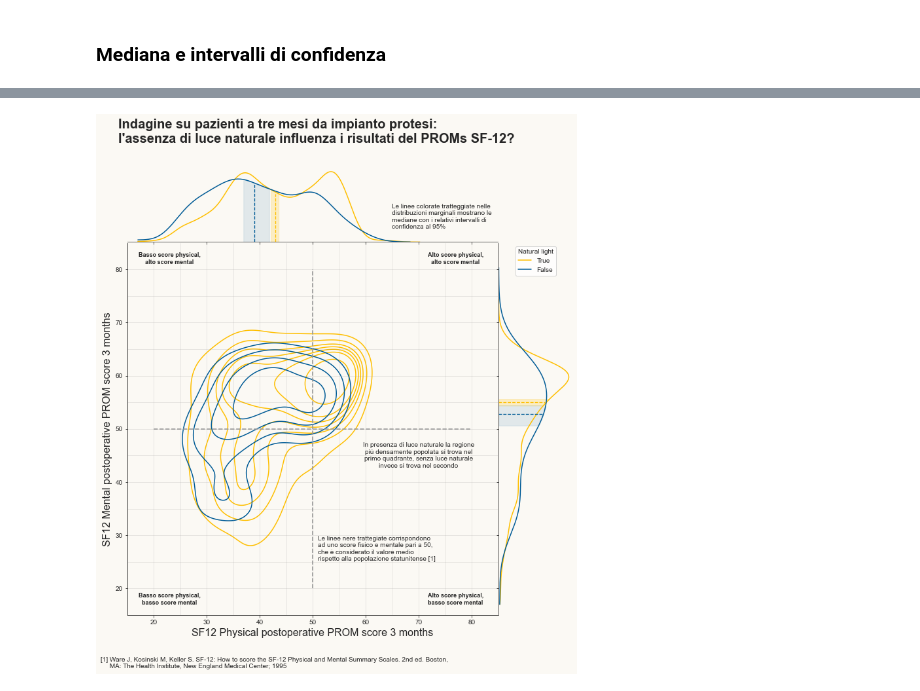
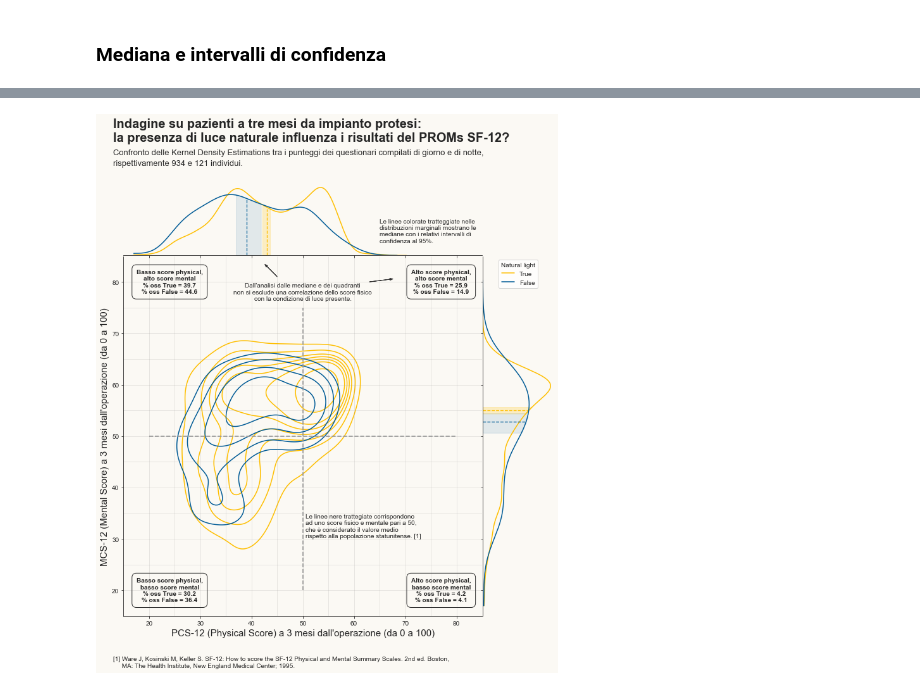
Before and after one commit to giocoal/surgery-PROMs-score-and-weather-conditions-data-visualizations, a Jupyter notebook: DataViz_Compitino_SecondaVisualizzazione.ipynb, the cells around one changed output, grey strips where cells are left out. Drawn from its saved outputs; the diff is of its cells as text; code cells hidden in the pictures.

```diff
--- a/DataViz_Compitino_SecondaVisualizzazione.ipynb
+++ b/DataViz_Compitino_SecondaVisualizzazione.ipynb
@@ -246,15 +139,3 @@ x_on, y_on = df1_on.physical_score_postop, df1_on.mental_score_postop
-# %%
-x_p_on, y_p_on = sns.kdeplot(x=x_on, bw_adjust = 0.75).get_lines()[0].get_data()
-plt.close()
-# %%
-x_p_off, y_p_off = sns.kdeplot(x=x_off, bw_adjust = 0.8).get_lines()[0].get_data()
-plt.close()
-# %%
-x_m_on, y_m_on = sns.kdeplot(y=y_on, bw_adjust = 0.75).get_lines()[0].get_data()
-plt.close()
-# %%
-x_m_off, y_m_off = sns.kdeplot(y=y_off, bw_adjust = 1.1).get_lines()[0].get_data()
-plt.close()
 # %%
 sns.set_style('ticks')
 
@@ -274,7 +155,7 @@ for h in linee:
 
 
 # Croce score 50 e 50
-g.ax_joint.axvline(x=50, ymin=1/14, ymax=13/14, color = '#999999', alpha = 1, ls='--', lw = 1.7)
+g.ax_joint.axvline(x=50, ymin=1/14, ymax=12/14, color = '#999999', alpha = 1, ls='--', lw = 1.7)
 g.ax_joint.axhline(y=50, xmin=1/14, xmax=13/14, color = '#999999', alpha = 1, ls='--', lw = 1.7)
 
 
@@ -284,8 +165,8 @@ color_on = '#ffbf00'
 
 
 # Kdeplot bivariati
-sns.kdeplot(x=x_on,\
-            y=y_on,\
+sns.kdeplot(x=p_on,\
+            y=m_on,\
             ax=g.ax_joint,\
             thresh = 0.16,\
             levels = 8,\
@@ -294,8 +175,8 @@ sns.kdeplot(x=x_on,\
             )
 
 
-sns.kdeplot(x=x_off,\
-            y=y_off,\
+sns.kdeplot(x=p_off,\
+            y=m_off,\
             ax=g.ax_joint,\
             thresh = 0.4,\
             levels = 5,\
@@ -305,14 +186,14 @@ sns.kdeplot(x=x_off,\
 
 
 # Distribuzioni marginali physical
-sns.kdeplot(x=x_on,\
+sns.kdeplot(x=p_on,\
             ax = g.ax_marg_x,\
             color=color_on,\
             bw_adjust = 0.75,\
             clip=[17,85],\
            )
 
-sns.kdeplot(x=x_off,\
+sns.kdeplot(x=p_off,\
             ax = g.ax_marg_x,\
             color=color_off,\
             bw_adjust = 0.8,\
@@ -321,14 +202,14 @@ sns.kdeplot(x=x_off,\
 
 
 # Distribuzioni marginali mental
-sns.kdeplot(y=y_on,\
+sns.kdeplot(y=m_on,\
             ax = g.ax_marg_y,\
             color=color_on,\
             bw_adjust = 0.75,\
             clip=[17,85],\
            )
 
-sns.kdeplot(y=y_off,\
+sns.kdeplot(y=m_off,\
             ax = g.ax_marg_y,\
             color=color_off,\
             bw_adjust = 1.1,\
@@ -355,16 +236,16 @@ plt.legend(title='Natural light', labels=["True","False"], loc = 'upper center')
 
 
 # Etichette assi
-g.set_axis_labels('SF12 Physical postoperative PROM score 3 months', 'SF12 Mental postoperative PROM score 3 months', fontsize=16)
+g.set_axis_labels('PCS-12 (Physical Score) a 3 mesi dall\'operazione (da 0 a 100)', 'MCS-12 (Mental Score) a 3 mesi dall\'operazione (da 0 a 100)', fontsize=15)
 
 
 # Titolo
-titolo_migliore = 'Indagine su pazienti a tre mesi da impianto protesi:\nl\'assenza di luce naturale influenza i risultati del PROMs SF-12?'
+titolo_migliore = 'Indagine su pazienti a tre mesi da impianto protesi:\nla presenza di luce naturale influenza i risultati del PROMs SF-12?'
 titolo = "La somministrazione del questionario in presenza o meno di luce\nnaturale influenza lo score fisico e mentale del SF-12 post-operatorio?"
 g.fig.suptitle(
     titolo_migliore,
-    x = 0.022,
-    y = 1.09,
+    x = 0.018,
+    y = 1.13,
     ha="left",
     fontsize=20,
     weight="bold",
@@ -374,29 +255,32 @@ g.fig.suptitle(
 
 
 # Sottotitolo
-sottotitolo = 'Confronto delle Kernel Density Estimations tra i punteggi dei questionari compilati di giorno e di notte.\nLa popolazione é di 1055 individui, 934 con luce naturale e 121 senza'
-#g.set_title(sottotitolo)
-#plt.title(sottotitolo, loc='left', pad=23, fontsize=14)
-#g.ax_marg_x.set_title(sottotitolo, loc='left', pad=5, fontsize=14)
+sottotitolo = 'Confronto delle Kernel Density Estimations tra i punteggi dei questionari compilati di giorno e di notte,\nrispettivamente 934 e 121 individui.'
+g.ax_marg_x.text(13, 0.054, sottotitolo, fontsize=13, va="bottom", ha="left", linespacing = 1.5)
+
 
 # Testo del context
-label_croce = "Le linee nere trattegiate corrispondono\nad uno score fisico e mentale pari a 50,\nche è considerato il valore medio\nrispetto alla popolazione statunitense [1]"
-label_cit = "[1] Ware J, Kosinski M, Keller S. SF-12: How to score the SF-12 Physical and Mental Summary Scales. 2nd ed. Boston,\n     MA: The Health Institute, New England Medical Center; 1995"
-label_numer = "In presenza di luce naturale la regione\npiú densamente popolata si trova nel\nprimo quadrante, senza luce naturale\ninvece si trova nel secondo"
-label_conf = 'Le linee colorate tratteggiate nelle\ndistribuzioni marginali mostrano le\nmediane con i relativi intervalli di\nconfidenza al 95%'
-label_marg = 'Da questa distribuzione si puó notare la '
-label_1 = 'Alto score physical,\nalto score mental'
-label_2 = 'Basso score physical,\nalto score mental'
-label_3 = 'Basso score physical,\nbasso score mental'
-label_4 = 'Alto score physical,\nbasso score mental'
+label_croce = "Le linee nere trattegiate corrispondono\nad uno score fisico e mentale pari a 50,\nche è considerato il valore medio\nrispetto alla popolazione statunitense. [1]"
+label_cit = "[1] Ware J, Kosinski M, Keller S. SF-12: How to score the SF-12 Physical and Mental Summary Scales. 2nd ed. Boston,\n     MA: The Health Institute, New England Medical Center; 1995."
+label_conf = 'Le linee colorate tratteggiate nelle\ndistribuzioni marginali mostrano le\nmediane con i relativi intervalli di\nconfidenza al 95%.'
+label_marg = 'Dall\'analisi dalle mediane e dei quadranti\nnon si esclude una correlazione dello score fisico\ncon la condizione di luce presente.'
+label_1 = f'Alto score physical,\nalto score mental\n% oss True = {perc_on.right[0]}\n% oss False = {perc_off.right[0]}'
+label_2 = f'Basso score physical,\nalto score mental\n% oss True = {perc_on.left[0]}\n% oss False = {perc_off.left[0]}'
+label_3 = f'Basso score physical,\nbasso score mental\n% oss True = {perc_on.left[1]}\n% oss False = {perc_off.left[1]}'
+label_4 = f'Alto score physical,\nbasso score mental\n% oss True = {perc_on.right[1]}\n% oss False = {perc_off.right[1]}'
 
-g.ax_joint.text(51, 25, label_croce, fontsize=10, va="bottom", ha="left")
-g.ax_joint.text(10, 6, label_cit, fontsize=10, va="center", ha='left')
-g.ax_joint.text(70, 45, label_numer, fontsize=10, va="center", ha="center")
+g.ax_joint.text(50.5, 30, label_croce, fontsize=10, va="bottom", ha="left")
+g.ax_joint.text(13, 6, label_cit, fontsize=10, va="center", ha='left')
+g.ax_joint.text(50, 78, label_marg, fontsize=10, va="center", ha="center")
 g.ax_marg_x.text(65, 0.015, label_conf, fontsize=10, va="center", ha="left")
 
-g.ax_joint.text(77, 82, label_1, fontsize=9, va="center", ha="center", weight='bold')
-g.ax_joint.text(23, 82, label_2, fontsize=9, va="center", ha="center", weight='bold')
-g.ax_joint.text(23, 18, label_3, fontsize=9, va="center", ha="center", weight='bold')
-g.ax_joint.text(77, 18, label_4, fontsize=9, va="center", ha="center", weight='bold')
+g.ax_joint.text(77, 80, label_1, fontsize=10, va="center", ha="center", weight='bold', bbox=dict(facecolor='none', edgecolor='#333333', pad=0.7, boxstyle = 'Round'))
+g.ax_joint.text(24, 80, label_2, fontsize=10, va="center", ha="center", weight='bold', bbox=dict(facecolor='none', edgecolor='#333333', pad=0.7, boxstyle = 'Round'))
+g.ax_joint.text(24, 20, label_3, fontsize=10, va="center", ha="center", weight='bold', bbox=dict(facecolor='none', edgecolor='#333333', pad=0.7, boxstyle = 'Round'))
+g.ax_joint.text(77, 20, label_4, fontsize=10, va="center", ha="center", weight='bold', bbox=dict(facecolor='none', edgecolor='#333333', pad=0.7, boxstyle = 'Round'))
+
+
+# Frecce
+g.ax_joint.arrow(45, 81, -2, 2, color = '#333333', width = 0.00001, head_width = 0.4)
+g.ax_joint.arrow(63, 80, 4, 0.5, color = '#333333', width = 0.00001, head_width = 0.4)
 # %% [output]
@@ -404 +288 @@ Text(77, 18, 'Alto score physical,\nbasso score mental')
-[figure, old version]
+[figure, new version]
```
Also changed, not shown: parts of 38 cells of this notebook.
